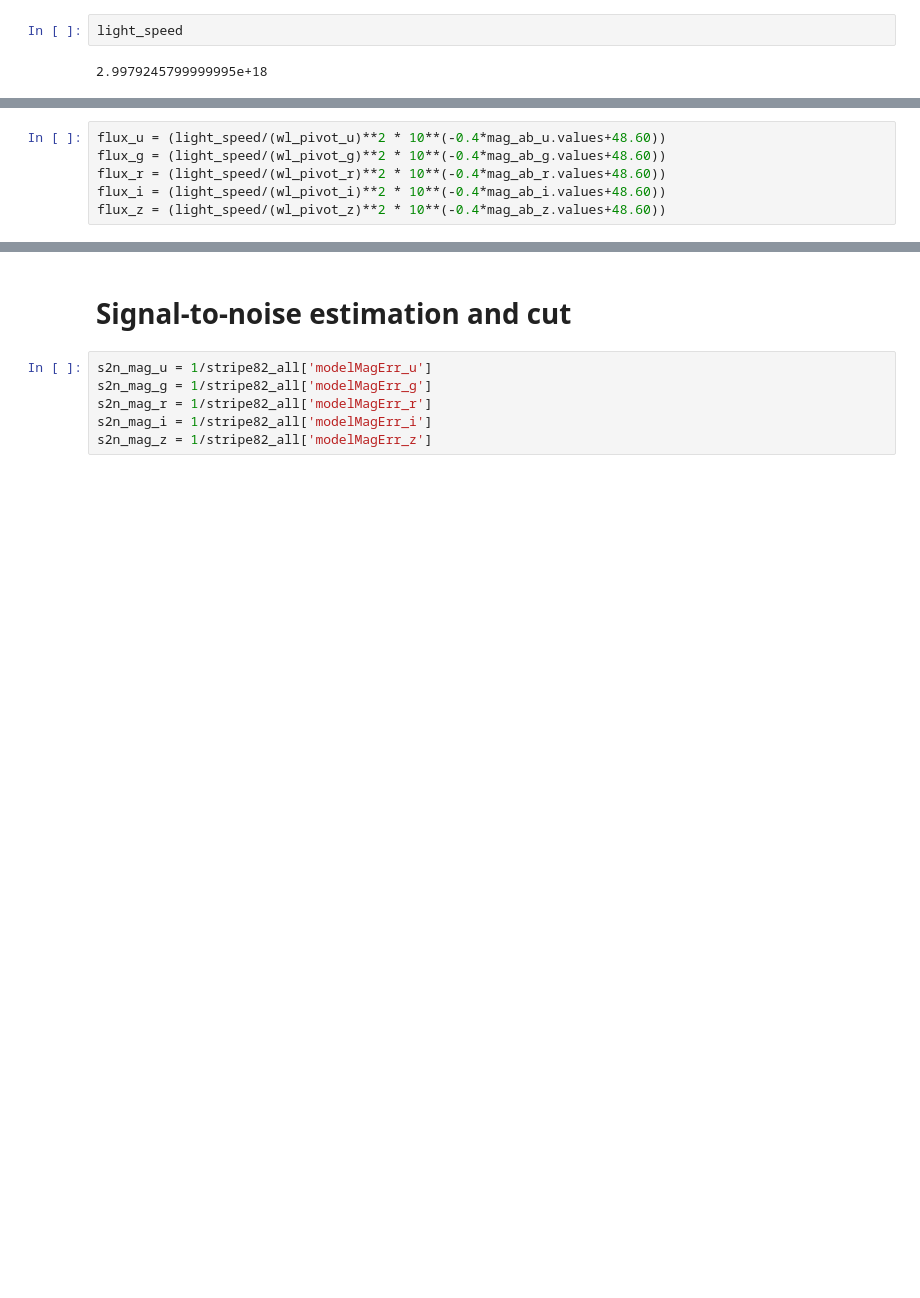
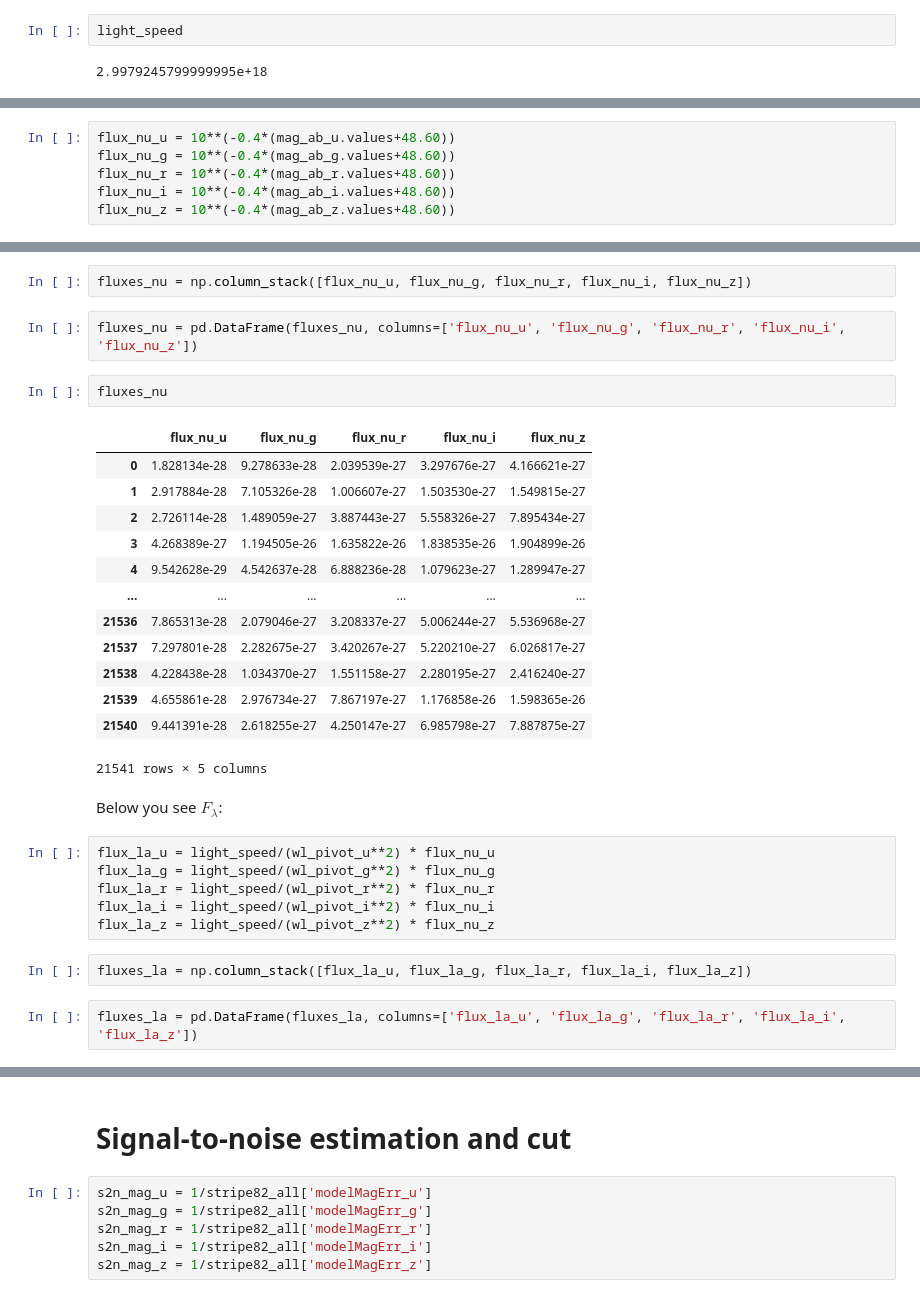
Before and after one commit to mlldantas/SEDFittingChallenge, a Jupyter notebook: sdss/Stripe82SDSS.ipynb, the cells around one changed output, grey strips where cells are left out. Saved outputs shown, nothing was run; the diff lists cells and outputs as text; blank space fills up the shorter version.

Commit message:
:ok_hand: fluxes actually corrected

```diff
--- a/sdss/Stripe82SDSS.ipynb
+++ b/sdss/Stripe82SDSS.ipynb
@@ -98,6 +100,6 @@ light_speed
 # %%
-flux_u = (light_speed/(wl_pivot_u)**2 * 10**(-0.4*mag_ab_u.values+48.60))
-flux_g = (light_speed/(wl_pivot_g)**2 * 10**(-0.4*mag_ab_g.values+48.60))
-flux_r = (light_speed/(wl_pivot_r)**2 * 10**(-0.4*mag_ab_r.values+48.60))
-flux_i = (light_speed/(wl_pivot_i)**2 * 10**(-0.4*mag_ab_i.values+48.60))
-flux_z = (light_speed/(wl_pivot_z)**2 * 10**(-0.4*mag_ab_z.values+48.60))
+flux_nu_u = 10**(-0.4*(mag_ab_u.values+48.60))
+flux_nu_g = 10**(-0.4*(mag_ab_g.values+48.60))
+flux_nu_r = 10**(-0.4*(mag_ab_r.values+48.60))
+flux_nu_i = 10**(-0.4*(mag_ab_i.values+48.60))
+flux_nu_z = 10**(-0.4*(mag_ab_z.values+48.60))
@@ -109,0 +120,32 @@ fluxes = pd.DataFrame(fluxes, columns=['flux_u', 'flux_g', 'flux_r', 'flux_i', '
+# %%
+fluxes_nu = np.column_stack([flux_nu_u, flux_nu_g, flux_nu_r, flux_nu_i, flux_nu_z])
+# %%
+fluxes_nu = pd.DataFrame(fluxes_nu, columns=['flux_nu_u', 'flux_nu_g', 'flux_nu_r', 'flux_nu_i', 'flux_nu_z'])
+# %%
+fluxes_nu
+# %% [output]
+|  | flux_nu_u | flux_nu_g | flux_nu_r | flux_nu_i | flux_nu_z |
+| 0 | 1.828134e-28 | 9.278633e-28 | 2.039539e-27 | 3.297676e-27 | 4.166621e-27 |
+| 1 | 2.917884e-28 | 7.105326e-28 | 1.006607e-27 | 1.503530e-27 | 1.549815e-27 |
+| 2 | 2.726114e-28 | 1.489059e-27 | 3.887443e-27 | 5.558326e-27 | 7.895434e-27 |
+| 3 | 4.268389e-27 | 1.194505e-26 | 1.635822e-26 | 1.838535e-26 | 1.904899e-26 |
+| 4 | 9.542628e-29 | 4.542637e-28 | 6.888236e-28 | 1.079623e-27 | 1.289947e-27 |
+| ... | ... | ... | ... | ... | ... |
+| 21536 | 7.865313e-28 | 2.079046e-27 | 3.208337e-27 | 5.006244e-27 | 5.536968e-27 |
+| 21537 | 7.297801e-28 | 2.282675e-27 | 3.420267e-27 | 5.220210e-27 | 6.026817e-27 |
+| 21538 | 4.228438e-28 | 1.034370e-27 | 1.551158e-27 | 2.280195e-27 | 2.416240e-27 |
+| 21539 | 4.655861e-28 | 2.976734e-27 | 7.867197e-27 | 1.176858e-26 | 1.598365e-26 |
+| 21540 | 9.441391e-28 | 2.618255e-27 | 4.250147e-27 | 6.985798e-27 | 7.887875e-27 |
+21541 rows × 5 columns
+# %% [markdown]
+Below you see $F_{\lambda}$:
+# %%
+flux_la_u = light_speed/(wl_pivot_u**2) * flux_nu_u
+flux_la_g = light_speed/(wl_pivot_g**2) * flux_nu_g
+flux_la_r = light_speed/(wl_pivot_r**2) * flux_nu_r
+flux_la_i = light_speed/(wl_pivot_i**2) * flux_nu_i
+flux_la_z = light_speed/(wl_pivot_z**2) * flux_nu_z
+# %%
+fluxes_la = np.column_stack([flux_la_u, flux_la_g, flux_la_r, flux_la_i, flux_la_z])
+# %%
+fluxes_la = pd.DataFrame(fluxes_la, columns=['flux_la_u', 'flux_la_g', 'flux_la_r', 'flux_la_i', 'flux_la_z'])
```
Also changed, not shown: parts of 16 cells of this notebook, 1 other file.
